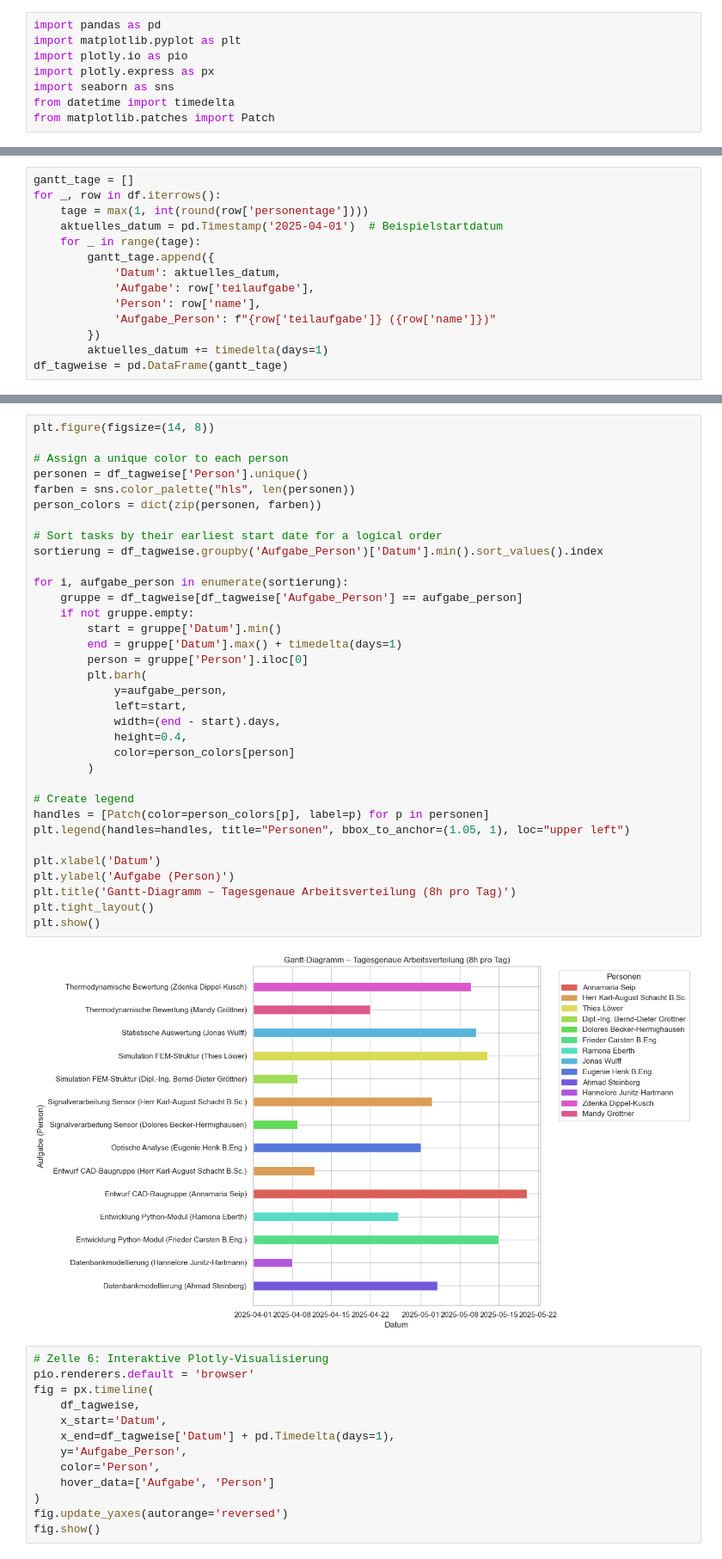
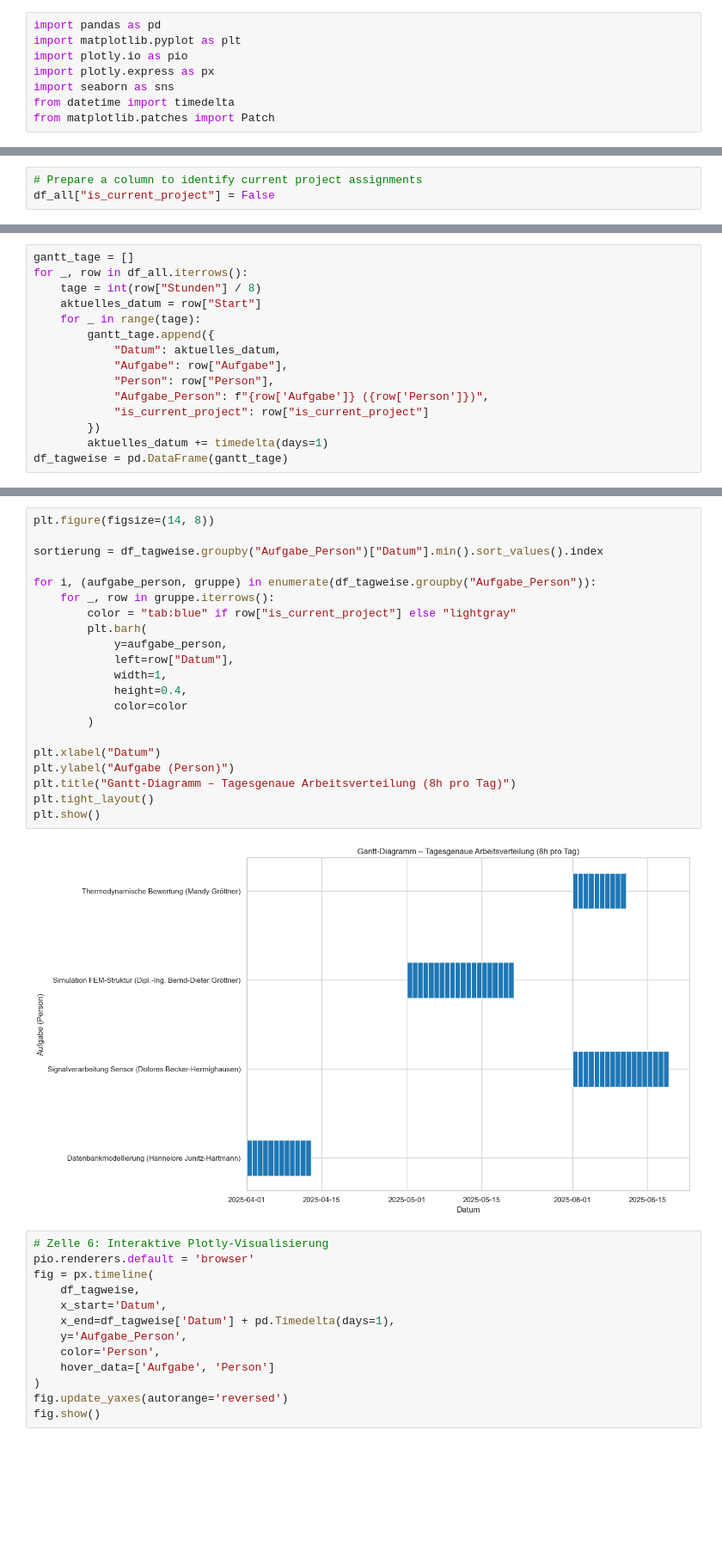
Before and after one commit to SpartanProgram/Personalmanager, a Jupyter notebook: visualizations/genetic_matching_figure.ipynb, the cells around one changed output, grey strips where cells are left out. Shown at 86% size. Saved outputs shown, nothing was run; the diff lists cells and outputs as text; blank space fills up the shorter version.

Commit message:
change name for the matching result with genetic algorithm

```diff
--- a/visualizations/genetic_matching_figure.ipynb
+++ b/visualizations/genetic_matching_figure.ipynb
@@ -34,0 +32,3 @@ sns.set(style="whitegrid")
+# %%
+# Prepare a column to identify current project assignments
+df_all["is_current_project"] = False
@@ -35,14 +43,15 @@ sns.set(style="whitegrid")
 # %%
 gantt_tage = []
-for _, row in df.iterrows():
-    tage = max(1, int(round(row['personentage'])))
-    aktuelles_datum = pd.Timestamp('2025-04-01')  # Beispielstartdatum
+for _, row in df_all.iterrows():
+    tage = int(row["Stunden"] / 8)
+    aktuelles_datum = row["Start"]
     for _ in range(tage):
         gantt_tage.append({
-            'Datum': aktuelles_datum,
-            'Aufgabe': row['teilaufgabe'],
-            'Person': row['name'],
-            'Aufgabe_Person': f"{row['teilaufgabe']} ({row['name']})"
+            "Datum": aktuelles_datum,
+            "Aufgabe": row["Aufgabe"],
+            "Person": row["Person"],
+            "Aufgabe_Person": f"{row['Aufgabe']} ({row['Person']})",
+            "is_current_project": row["is_current_project"]
         })
         aktuelles_datum += timedelta(days=1)
 df_tagweise = pd.DataFrame(gantt_tage)
@@ -69,39 +78,26 @@ Index(['Datum', 'Aufgabe', 'Person', 'Aufgabe_Person'], dtype='object')
 # %%
 plt.figure(figsize=(14, 8))
 
-# Assign a unique color to each person
-personen = df_tagweise['Person'].unique()
-farben = sns.color_palette("hls", len(personen))
-person_colors = dict(zip(personen, farben))
+sortierung = df_tagweise.groupby("Aufgabe_Person")["Datum"].min().sort_values().index
 
-# Sort tasks by their earliest start date for a logical order
-sortierung = df_tagweise.groupby('Aufgabe_Person')['Datum'].min().sort_values().index
-
-for i, aufgabe_person in enumerate(sortierung):
-    gruppe = df_tagweise[df_tagweise['Aufgabe_Person'] == aufgabe_person]
-    if not gruppe.empty:
-        start = gruppe['Datum'].min()
-        end = gruppe['Datum'].max() + timedelta(days=1)
-        person = gruppe['Person'].iloc[0]
+for i, (aufgabe_person, gruppe) in enumerate(df_tagweise.groupby("Aufgabe_Person")):
+    for _, row in gruppe.iterrows():
+        color = "tab:blue" if row["is_current_project"] else "lightgray"
         plt.barh(
             y=aufgabe_person,
-            left=start,
-            width=(end - start).days,
+            left=row["Datum"],
+            width=1,
             height=0.4,
-            color=person_colors[person]
+            color=color
         )
 
-# Create legend
-handles = [Patch(color=person_colors[p], label=p) for p in personen]
-plt.legend(handles=handles, title="Personen", bbox_to_anchor=(1.05, 1), loc="upper left")
-
-plt.xlabel('Datum')
-plt.ylabel('Aufgabe (Person)')
-plt.title('Gantt-Diagramm – Tagesgenaue Arbeitsverteilung (8h pro Tag)')
+plt.xlabel("Datum")
+plt.ylabel("Aufgabe (Person)")
+plt.title("Gantt-Diagramm – Tagesgenaue Arbeitsverteilung (8h pro Tag)")
 plt.tight_layout()
 plt.show()
 # %% [output]
-[figure, old version]
+[figure, new version]
 # %%
 # Zelle 6: Interaktive Plotly-Visualisierung
 pio.renderers.default = 'browser'
```
Also changed, not shown: parts of 4 cells of this notebook, 1 other file.
